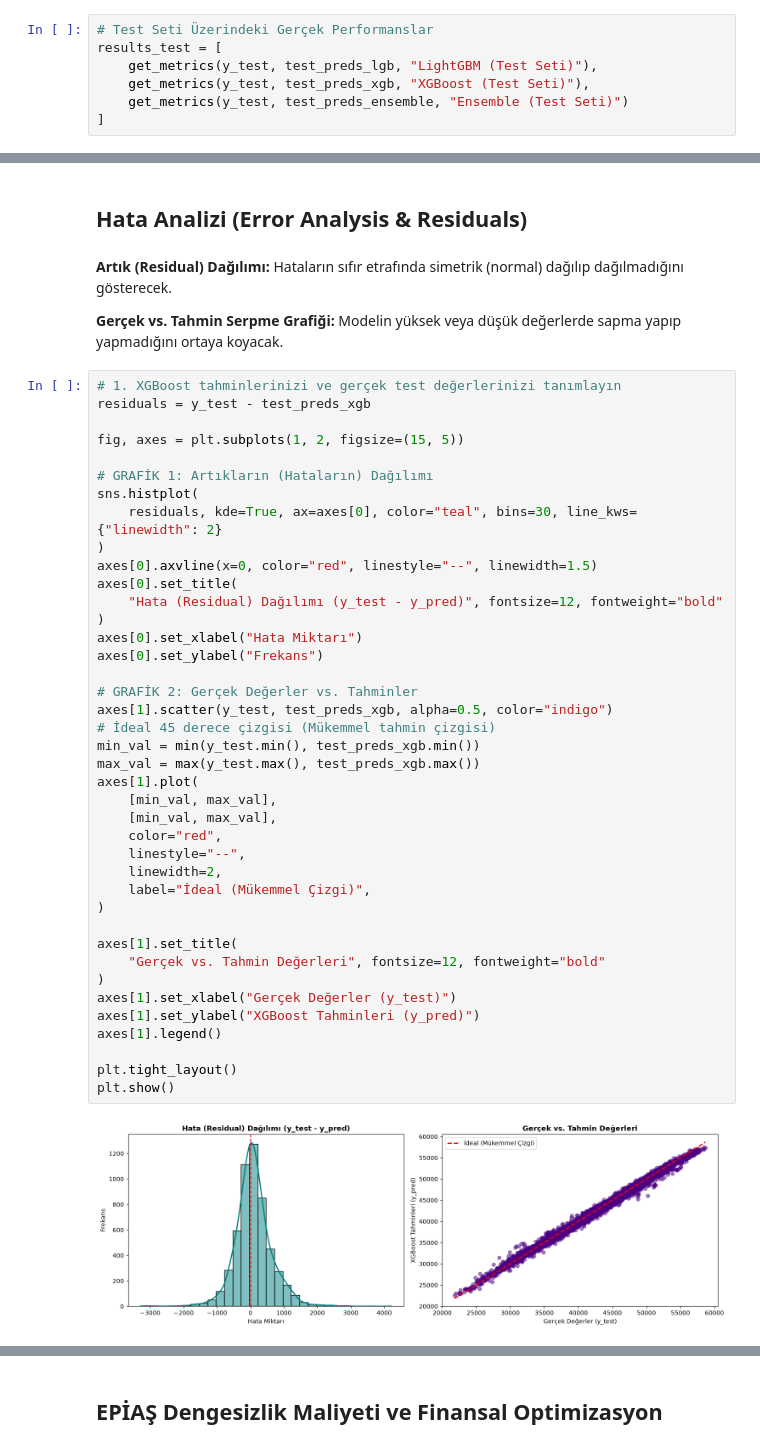
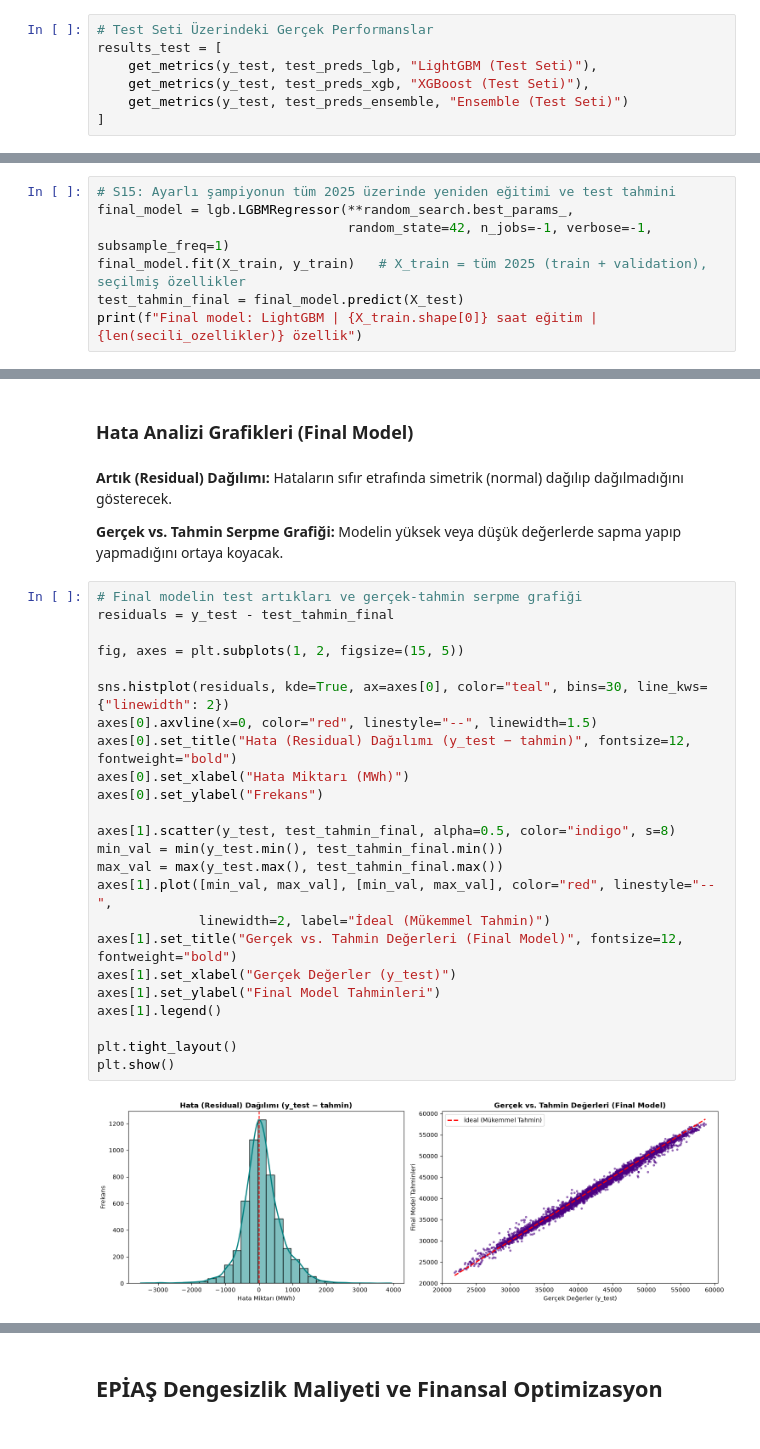
Before and after one commit to mcaglarilkay/epias-tuketim-tahmini, a Jupyter notebook: epias_final.ipynb, the cells around one changed output, grey strips where cells are left out. Cells and saved outputs as stored; diff of their text form.

```diff
--- a/epias_final.ipynb
+++ b/epias_final.ipynb
@@ -1316,0 +1319,7 @@ Nihai tahmin modeli olarak **XGBoost** kullanılmaya devam edilmektedir: Ensembl
+# %%
+# S15: Ayarlı şampiyonun tüm 2025 üzerinde yeniden eğitimi ve test tahmini
+final_model = lgb.LGBMRegressor(**random_search.best_params_,
+                                random_state=42, n_jobs=-1, verbose=-1, subsample_freq=1)
+final_model.fit(X_train, y_train)   # X_train = tüm 2025 (train + validation), seçilmiş özellikler
+test_tahmin_final = final_model.predict(X_test)
+print(f"Final model: LightGBM | {X_train.shape[0]} saat eğitim | {len(secili_ozellikler)} özellik")
@@ -1317,49 +1353,33 @@ Nihai tahmin modeli olarak **XGBoost** kullanılmaya devam edilmektedir: Ensembl
 # %% [markdown]
-## Hata Analizi (Error Analysis & Residuals)
+### Hata Analizi Grafikleri (Final Model)
 # %% [markdown]
 **Artık (Residual) Dağılımı:** Hataların sıfır etrafında simetrik (normal) dağılıp dağılmadığını gösterecek.
 
 **Gerçek vs. Tahmin Serpme Grafiği:** Modelin yüksek veya düşük değerlerde sapma yapıp yapmadığını ortaya koyacak.
 # %%
-# 1. XGBoost tahminlerinizi ve gerçek test değerlerinizi tanımlayın
-residuals = y_test - test_preds_xgb
+# Final modelin test artıkları ve gerçek-tahmin serpme grafiği
+residuals = y_test - test_tahmin_final
 
 fig, axes = plt.subplots(1, 2, figsize=(15, 5))
 
-# GRAFİK 1: Artıkların (Hataların) Dağılımı
-sns.histplot(
-    residuals, kde=True, ax=axes[0], color="teal", bins=30, line_kws={"linewidth": 2}
-)
+sns.histplot(residuals, kde=True, ax=axes[0], color="teal", bins=30, line_kws={"linewidth": 2})
 axes[0].axvline(x=0, color="red", linestyle="--", linewidth=1.5)
-axes[0].set_title(
-    "Hata (Residual) Dağılımı (y_test - y_pred)", fontsize=12, fontweight="bold"
-)
-axes[0].set_xlabel("Hata Miktarı")
+axes[0].set_title("Hata (Residual) Dağılımı (y_test − tahmin)", fontsize=12, fontweight="bold")
+axes[0].set_xlabel("Hata Miktarı (MWh)")
 axes[0].set_ylabel("Frekans")
 
-# GRAFİK 2: Gerçek Değerler vs. Tahminler
-axes[1].scatter(y_test, test_preds_xgb, alpha=0.5, color="indigo")
-# İdeal 45 derece çizgisi (Mükemmel tahmin çizgisi)
-min_val = min(y_test.min(), test_preds_xgb.min())
-max_val = max(y_test.max(), test_preds_xgb.max())
-axes[1].plot(
-    [min_val, max_val],
-    [min_val, max_val],
-    color="red",
-    linestyle="--",
-    linewidth=2,
-    label="İdeal (Mükemmel Çizgi)",
-)
-
-axes[1].set_title(
-    "Gerçek vs. Tahmin Değerleri", fontsize=12, fontweight="bold"
-)
+axes[1].scatter(y_test, test_tahmin_final, alpha=0.5, color="indigo", s=8)
+min_val = min(y_test.min(), test_tahmin_final.min())
+max_val = max(y_test.max(), test_tahmin_final.max())
+axes[1].plot([min_val, max_val], [min_val, max_val], color="red", linestyle="--",
+             linewidth=2, label="İdeal (Mükemmel Tahmin)")
+axes[1].set_title("Gerçek vs. Tahmin Değerleri (Final Model)", fontsize=12, fontweight="bold")
 axes[1].set_xlabel("Gerçek Değerler (y_test)")
-axes[1].set_ylabel("XGBoost Tahminleri (y_pred)")
+axes[1].set_ylabel("Final Model Tahminleri")
 axes[1].legend()
 
 plt.tight_layout()
 plt.show()
 # %% [output]
-[figure, old version]
+[figure, new version]
 # %% [markdown]
```
Also changed, not shown: parts of 43 cells of this notebook.
